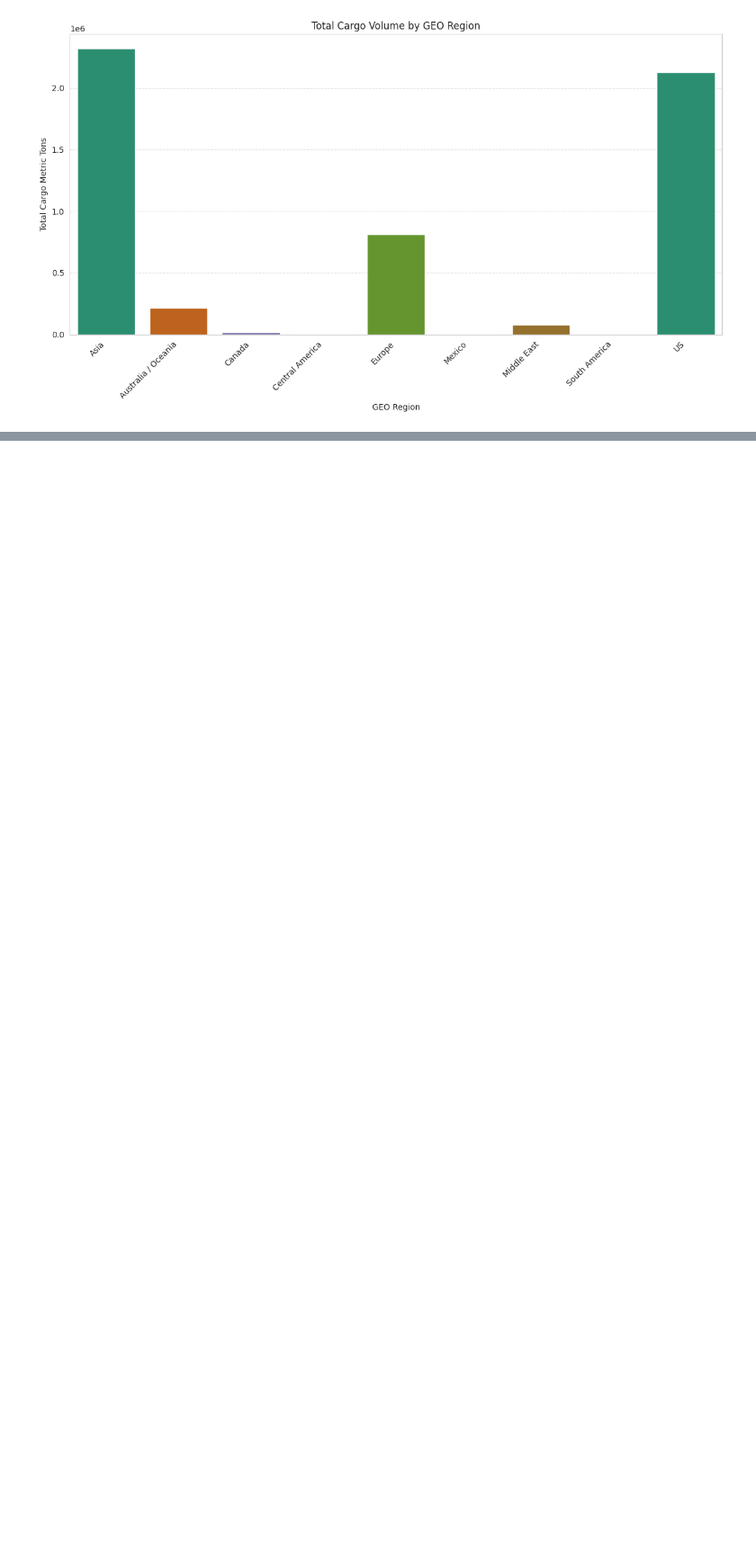
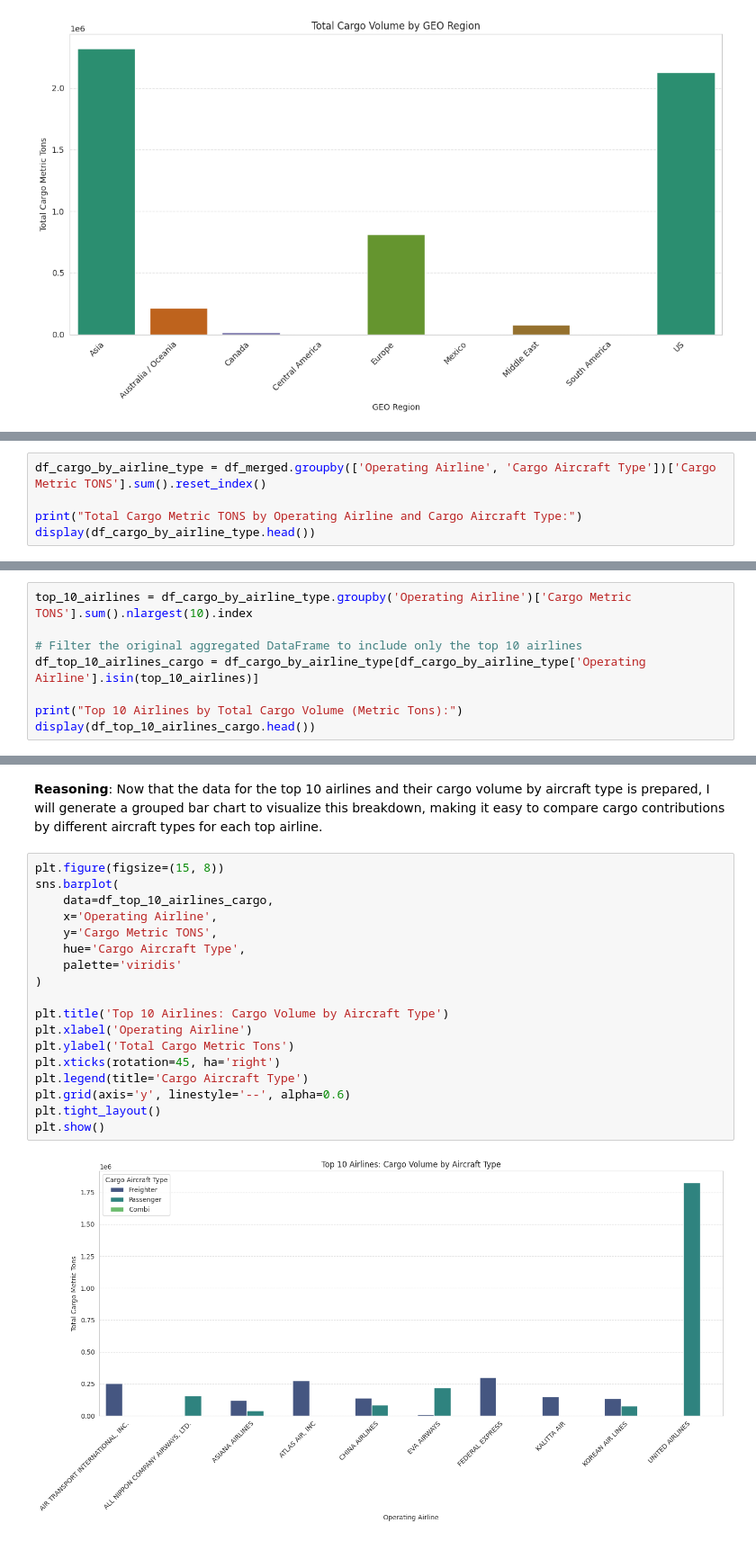
Before and after one commit to surayaqis/Data-Science-Project, a Jupyter notebook: Project2.ipynb, the cells around one changed output, grey strips where cells are left out. Shown at 90% size. Cells and saved outputs as stored; diff of their text form; blank space fills up the shorter version.

```diff
--- a/Project2.ipynb
+++ b/Project2.ipynb
@@ -497,0 +509,5 @@ plt.show()
+# %%
+df_cargo_by_airline_type = df_merged.groupby(['Operating Airline', 'Cargo Aircraft Type'])['Cargo Metric TONS'].sum().reset_index()
+
+print("Total Cargo Metric TONS by Operating Airline and Cargo Aircraft Type:")
+display(df_cargo_by_airline_type.head())
@@ -497,0 +525,8 @@ plt.show()
+# %%
+top_10_airlines = df_cargo_by_airline_type.groupby('Operating Airline')['Cargo Metric TONS'].sum().nlargest(10).index
+
+# Filter the original aggregated DataFrame to include only the top 10 airlines
+df_top_10_airlines_cargo = df_cargo_by_airline_type[df_cargo_by_airline_type['Operating Airline'].isin(top_10_airlines)]
+
+print("Top 10 Airlines by Total Cargo Volume (Metric Tons):")
+display(df_top_10_airlines_cargo.head())
@@ -497,0 +541,23 @@ plt.show()
+# %% [markdown]
+**Reasoning**:
+Now that the data for the top 10 airlines and their cargo volume by aircraft type is prepared, I will generate a grouped bar chart to visualize this breakdown, making it easy to compare cargo contributions by different aircraft types for each top airline.
+# %%
+plt.figure(figsize=(15, 8))
+sns.barplot(
+    data=df_top_10_airlines_cargo,
+    x='Operating Airline',
+    y='Cargo Metric TONS',
+    hue='Cargo Aircraft Type',
+    palette='viridis'
+)
+
+plt.title('Top 10 Airlines: Cargo Volume by Aircraft Type')
+plt.xlabel('Operating Airline')
+plt.ylabel('Total Cargo Metric Tons')
+plt.xticks(rotation=45, ha='right')
+plt.legend(title='Cargo Aircraft Type')
+plt.grid(axis='y', linestyle='--', alpha=0.6)
+plt.tight_layout()
+plt.show()
+# %% [output]
+[figure, added]
```
Also changed, not shown: parts of 21 cells of this notebook.
